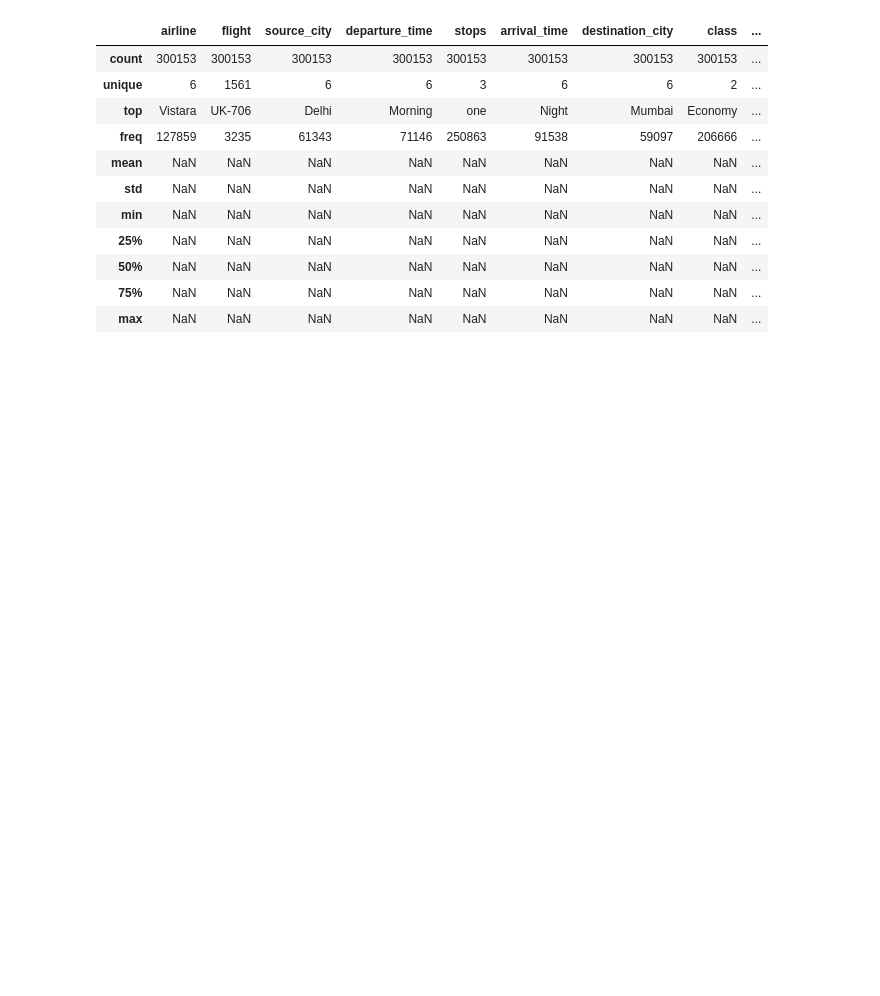
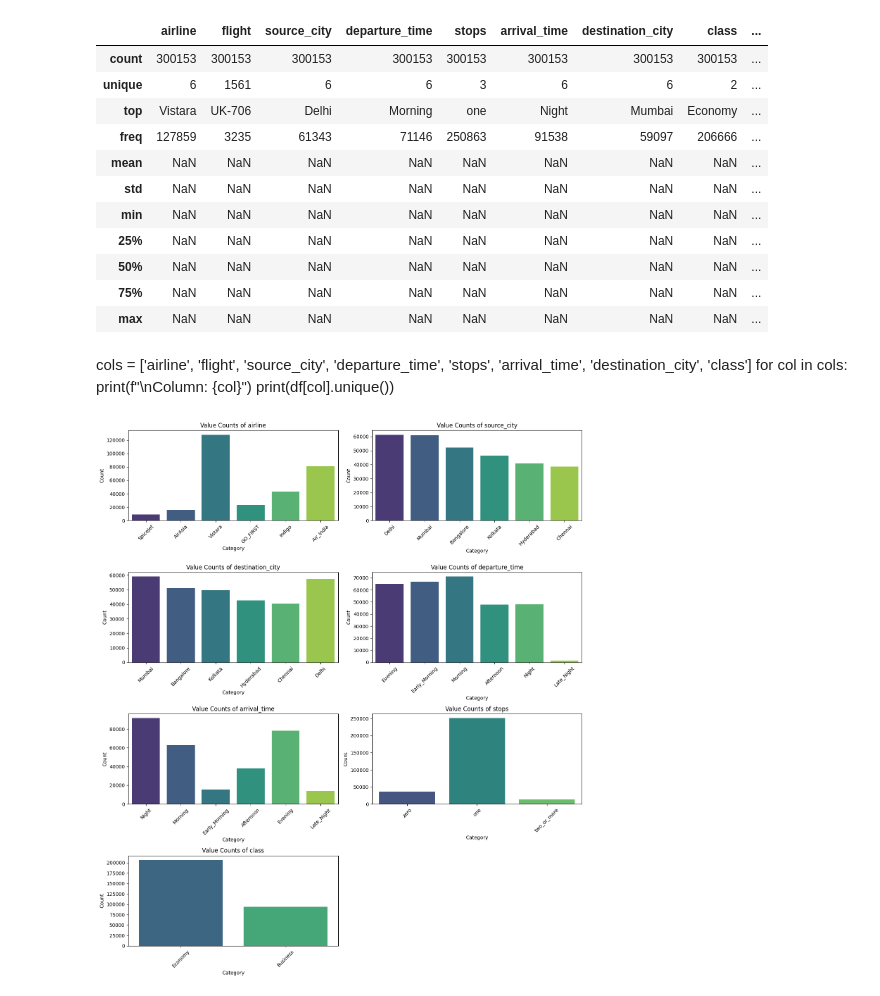
Before and after one commit to agik20/flight-price-prediction, a Jupyter notebook: main.ipynb, the cells around one changed output. Drawn from its saved outputs; the diff is of its cells as text; code cells hidden in the pictures; blank space fills up the shorter version.

```diff
--- a/main.ipynb
+++ b/main.ipynb
@@ -72,3 +80,38 @@ df.describe(include='all')
 | 50% | NaN | NaN | NaN | NaN | NaN | NaN | NaN | NaN | ... |
 | 75% | NaN | NaN | NaN | NaN | NaN | NaN | NaN | NaN | ... |
 | max | NaN | NaN | NaN | NaN | NaN | NaN | NaN | NaN | ... |
+# %% [markdown]
+cols = ['airline', 'flight', 'source_city', 'departure_time', 'stops', 'arrival_time', 'destination_city', 'class']
+for col in cols:
+    print(f"\nColumn: {col}")
+    print(df[col].unique())
+# %%
+cols = ['airline', 'source_city', 'destination_city',
+        'departure_time', 'arrival_time', 'stops', 'class']
+
+n = len(cols)
+rows = math.ceil(n/2)
+fig, axes = plt.subplots(rows, 2, figsize=(14, rows*4))
+axes = axes.flatten()
+
+for i, col in enumerate(cols):
+    sns.countplot(
+        data=df,
+        x=col,
+        hue=col,
+        legend=False,
+        palette='viridis',
+        ax=axes[i]
+    )
+    axes[i].set_title(f"Value Counts of {col}")
+    axes[i].set_xlabel("Category")
+    axes[i].set_ylabel("Count")
+    axes[i].tick_params(axis='x', rotation=45)
+
+for j in range(i+1, len(axes)):
+    fig.delaxes(axes[j])
+
+plt.tight_layout()
+plt.show()
+# %% [output]
+[figure, added]
```
Also changed, not shown: parts of 3 cells of this notebook, 1 other file.
